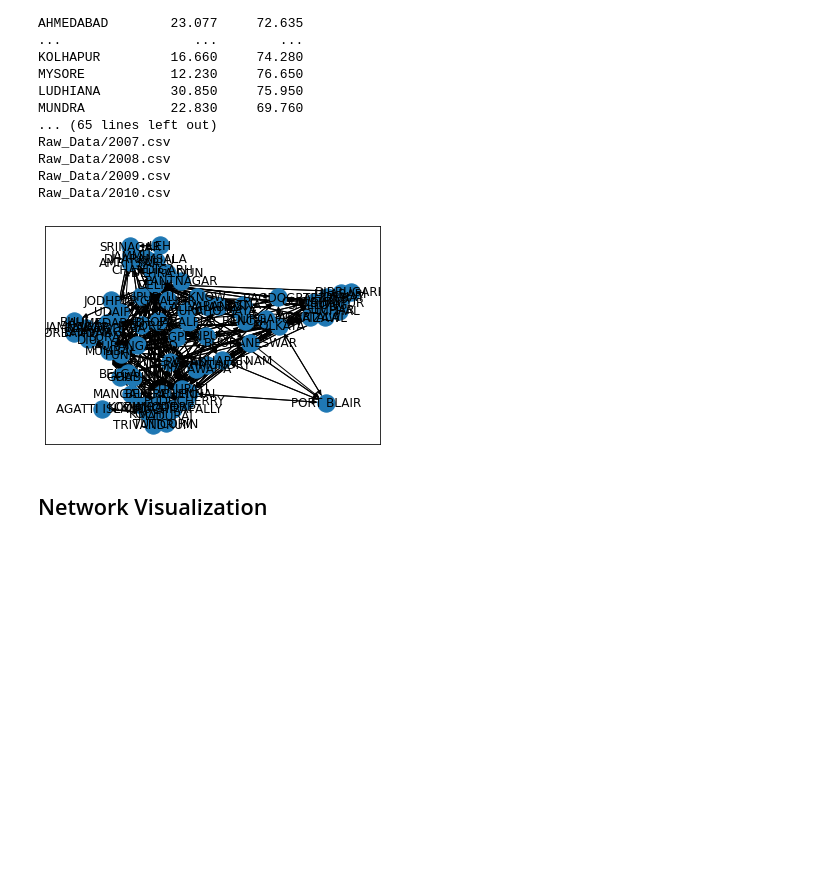
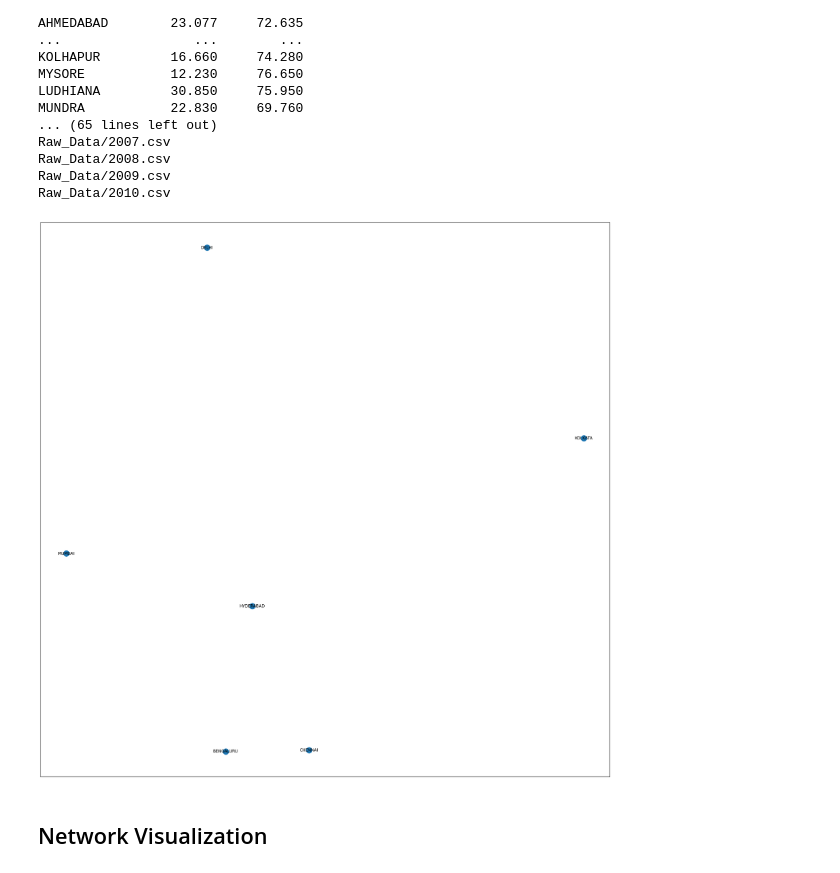
Before and after one commit to mbasil09/Analysis-of-Transport-Network, a Jupyter notebook: Script.ipynb, the cells around one changed output. Drawn from its saved outputs; the diff is of its cells as text; code cells hidden in the pictures; blank space fills up the shorter version.

```diff
--- a/Script.ipynb
+++ b/Script.ipynb
@@ -71,10 +71,14 @@ Raw_Data/2008.csv
 Raw_Data/2009.csv
 Raw_Data/2010.csv
 # %%
-nx.draw_networkx(graphs[0],nx.get_node_attributes(graphs[0],'pos'))
-nx.write_gml(graphs[0], "test.gml.gz", stringizer = str)
+nx.draw_networkx(graphs[-7],nx.get_node_attributes(graphs[-7],'pos'))
+nx.write_gml(graphs[-7], "test.gml.gz", stringizer = str)
+figure = plt.gcf()
+figure.set_size_inches(30, 30)
+plt.savefig('Output_Files/matplotlib/map')
+plt.show()
 # %% [output]
-[figure, old version]
+[figure, new version]
 # %% [markdown]
 ## Network Visualization
 # %%
```
Also changed, not shown: 3 other files.
